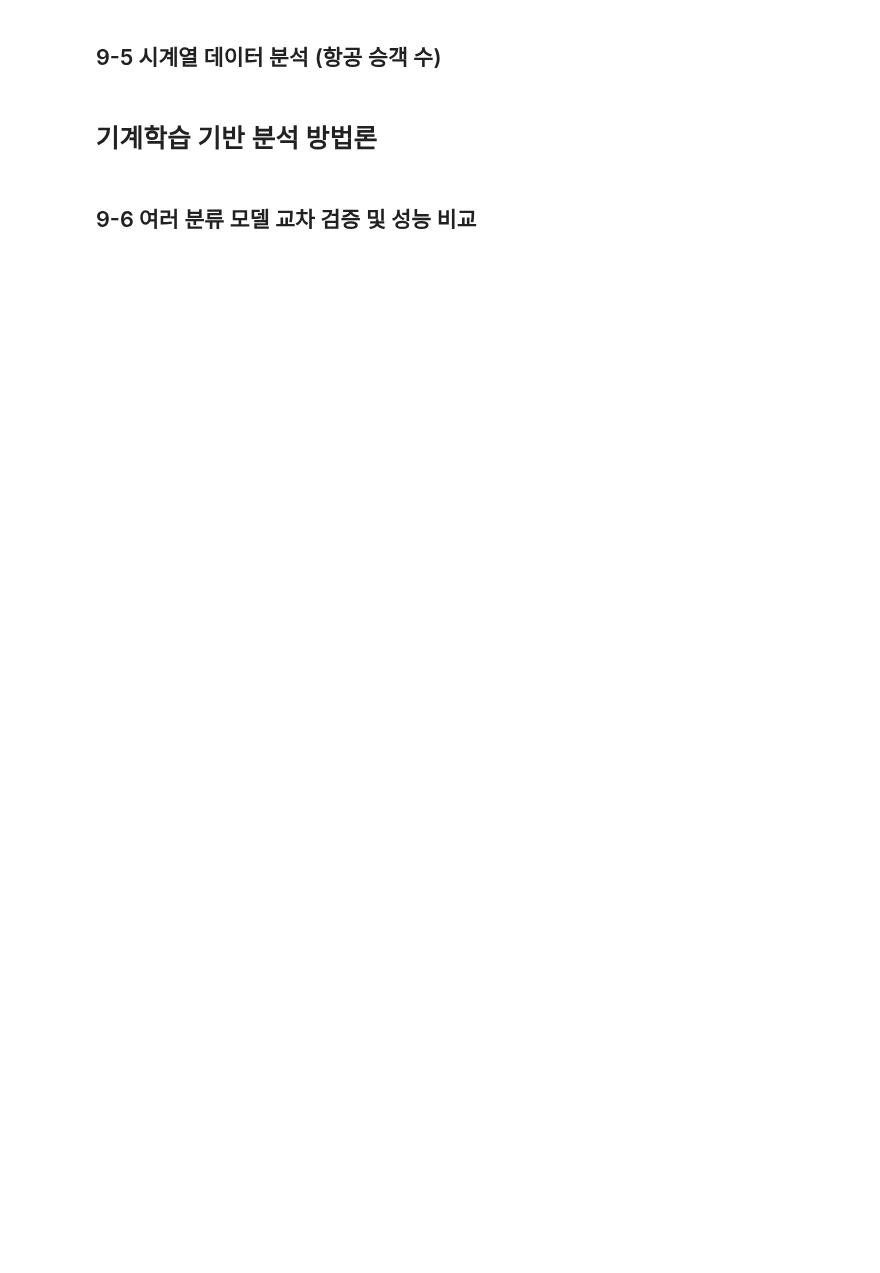
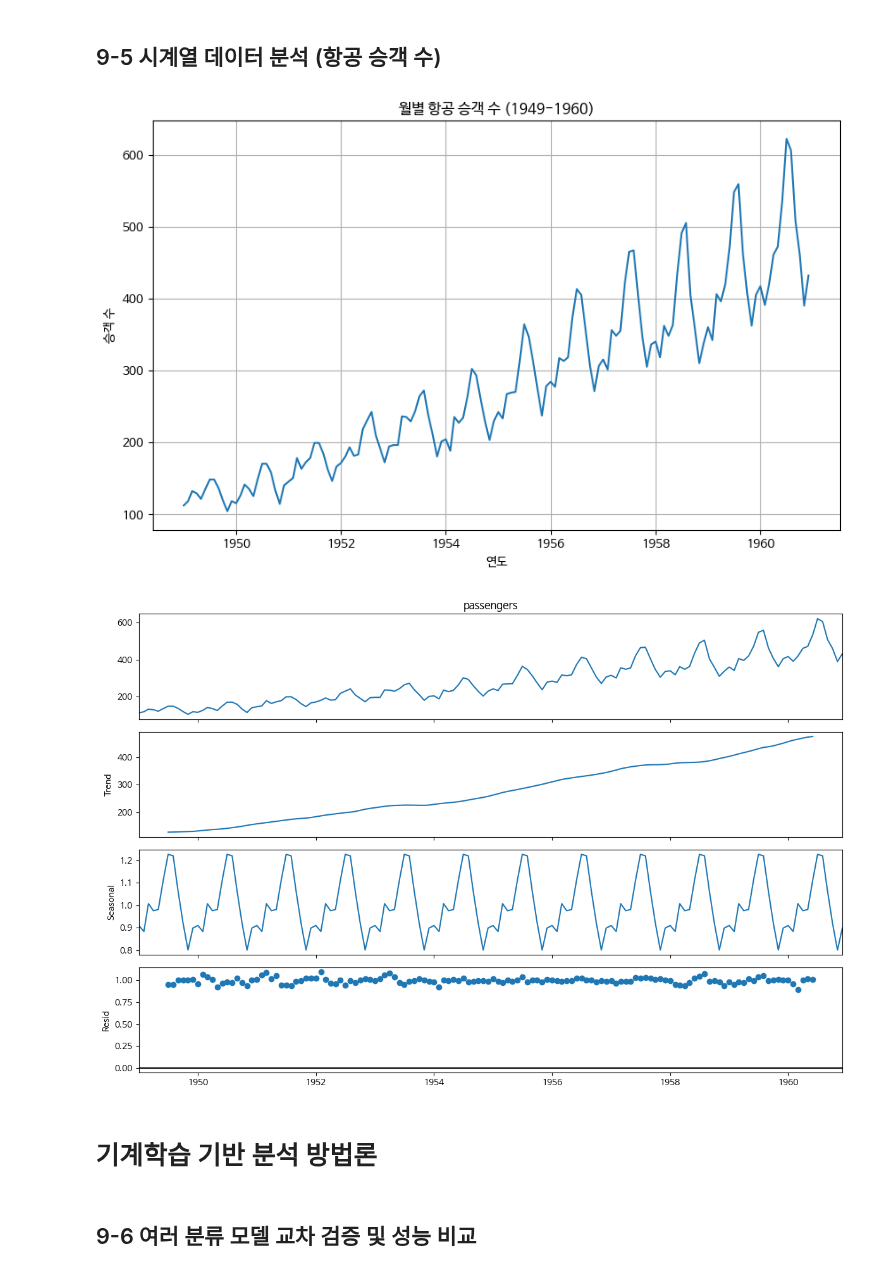
Before and after one commit to akatwinkle/bab_bab, a Jupyter notebook: 오픈소스_데이터_분석_9강.ipynb, the cells around one changed output. Cells and saved outputs as stored; diff of their text form; code cells hidden in the pictures; blank space fills up the shorter version.

```diff
--- a/오픈소스_데이터_분석_9강.ipynb
+++ b/오픈소스_데이터_분석_9강.ipynb
@@ -121,34 +167,37 @@ import pandas as pd
 import seaborn as sns
 import matplotlib.pyplot as plt
 from statsmodels.tsa.seasonal import seasonal_decompose
 
 ## seaborn에서 flights 데이터셋 로드
 flights = sns.load_dataset('flights')
 
 ## 날짜 형식 변환 및 인덱스 설정
 ## 'year'와 'month' 컬럼을 이용하여 'date' 컬럼 생성 후 인덱스로 설정
 flights['date'] = pd.to_datetime(
     flights['year'].astype(str) + '-' +
     flights['month'].astype(str) + '-01'
 )
 flights = flights.set_index('date').sort_index()
 
 ## 시계열 시각화
 plt.figure(figsize=(10, 6))
 plt.plot(flights['passengers'])
 plt.title('월별 항공 승객 수 (1949-1960)')
 plt.xlabel('연도')
 plt.ylabel('승객 수')
 plt.grid(True)
 plt.show()
 
 ## 시계열 분해 (추세, 계절성, 잔차)
 ## 시계열 데이터를 추세(Trend), 계절성(Seasonal), 잔차(Residual)로 분해
-
+decomposition = seasonal_decompose(flights['passengers'], model='multiplicative', period = 12)
 fig = decomposition.plot()
 fig.set_size_inches(12, 8)
 plt.tight_layout()
 plt.show()
+# %% [output]
+[figure, added]
+[figure, added]
 # %% [markdown]
 # 기계학습 기반 분석 방법론
 # %% [markdown]
```
Also changed, not shown: parts of 6 cells of this notebook.
